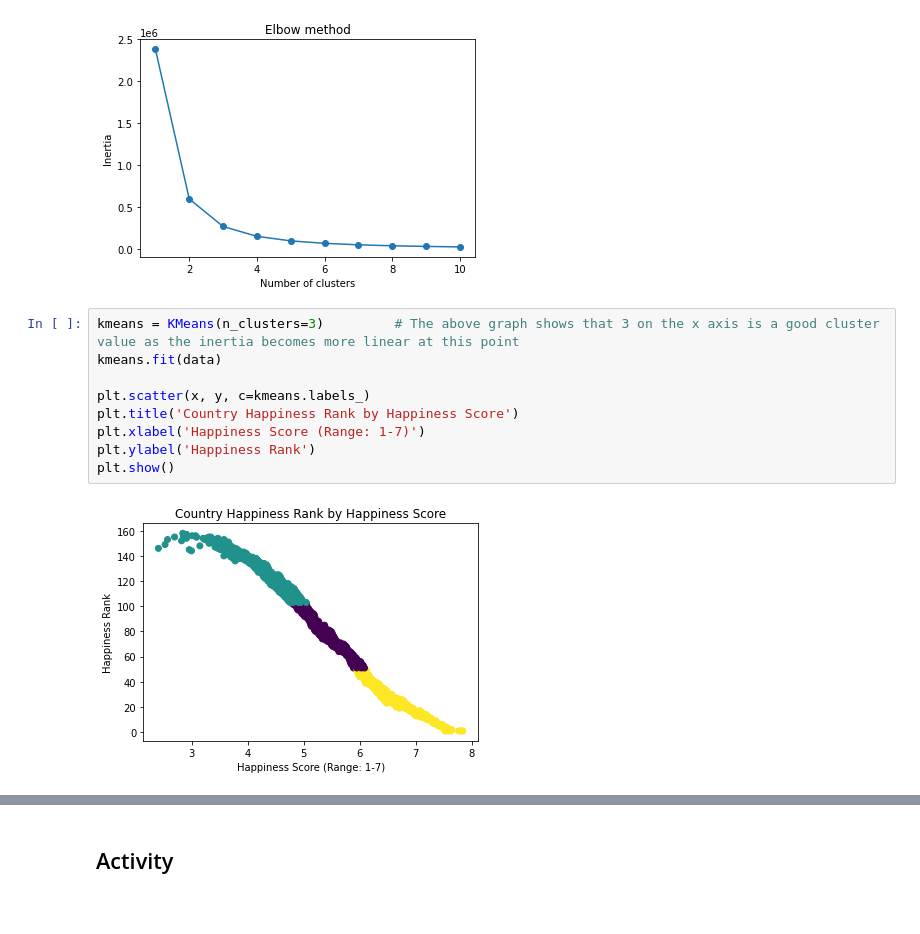
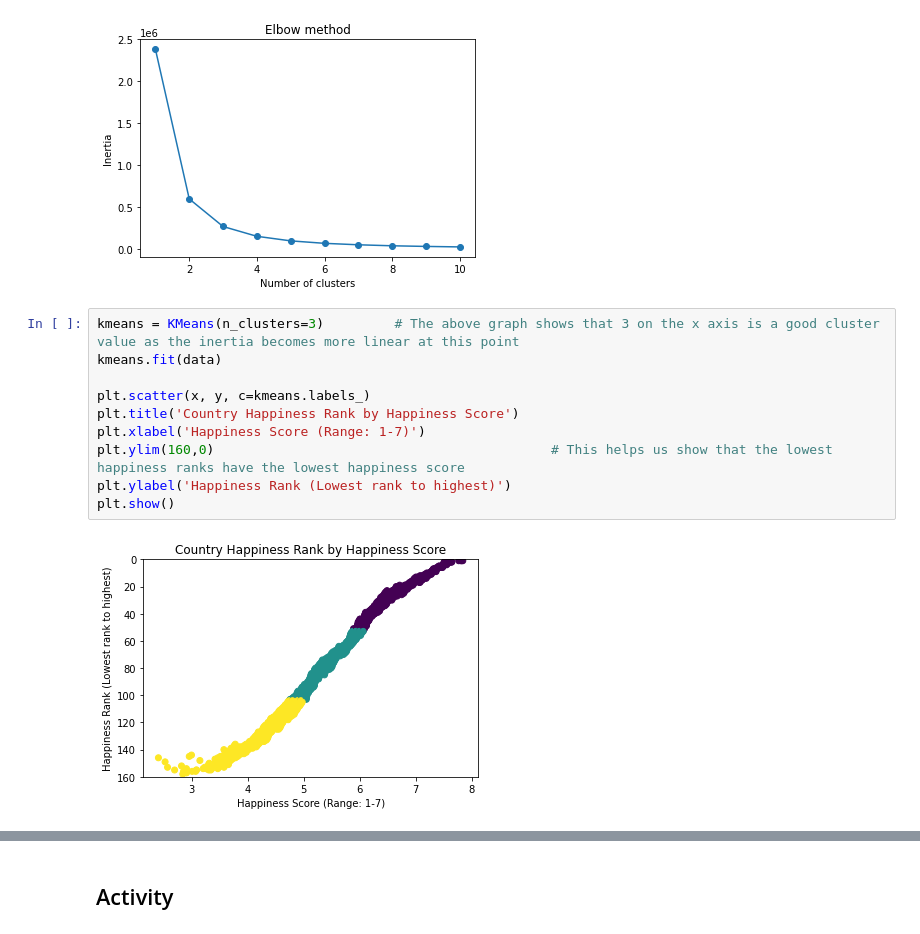
Before and after one commit to ConorDataHub/ML_Algorithm_Assignment, a Jupyter notebook: 7KMeansClustering.ipynb, the cells around one changed output, grey strips where cells are left out. Drawn from its saved outputs; the diff is of its cells as text.

```diff
--- a/7KMeansClustering.ipynb
+++ b/7KMeansClustering.ipynb
@@ -104,14 +104,15 @@ plt.show()
 # %%
 kmeans = KMeans(n_clusters=3)         # The above graph shows that 3 on the x axis is a good cluster value as the inertia becomes more linear at this point
 kmeans.fit(data)
 
 plt.scatter(x, y, c=kmeans.labels_)
 plt.title('Country Happiness Rank by Happiness Score')
 plt.xlabel('Happiness Score (Range: 1-7)')
-plt.ylabel('Happiness Rank')
+plt.ylim(160,0)                                           # This helps us show that the lowest happiness ranks have the lowest happiness score
+plt.ylabel('Happiness Rank (Lowest rank to highest)')
 plt.show()
 # %% [output]
-[figure, old version]
+[figure, new version]
 # %%
 print(kmeans.labels_)
 world_df['labels'] = kmeans.labels_
```
Also changed, not shown: parts of 1 cell of this notebook.
